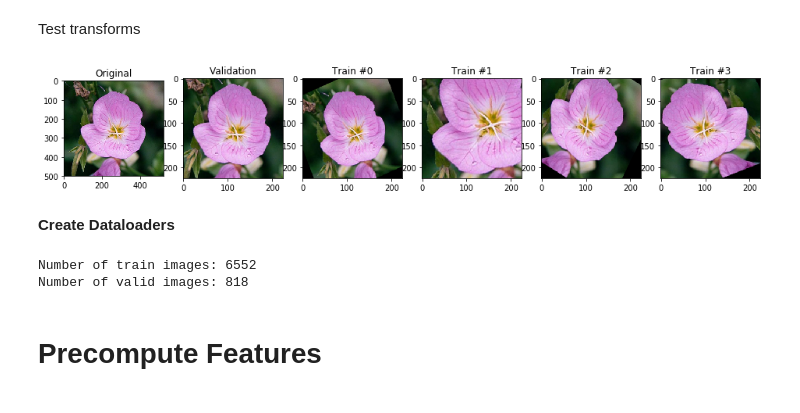
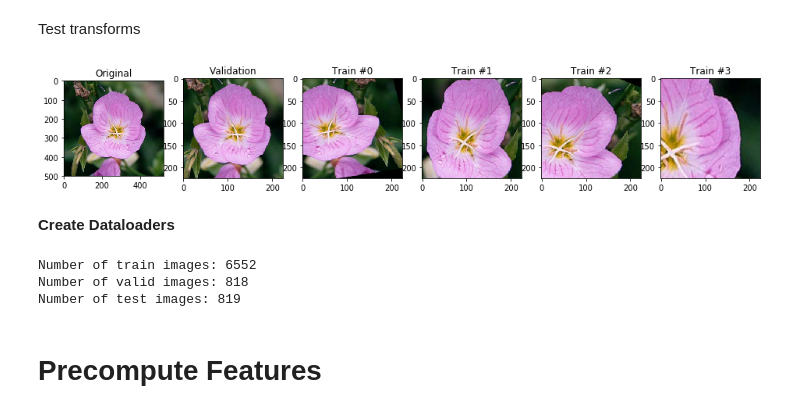
Before and after one commit to marcinbogdanski/ai-sketchpad, a Jupyter notebook: PyTorchNN/1450_DenseNet121_Transfer_2.ipynb, the cells around one changed output. Saved outputs shown, nothing was run; the diff lists cells and outputs as text; code cells hidden in the pictures.

```diff
--- a/PyTorchNN/1450_DenseNet121_Transfer_2.ipynb
+++ b/PyTorchNN/1450_DenseNet121_Transfer_2.ipynb
@@ -91,29 +91,32 @@ img = PIL.Image.open(os.path.join(dataset_location, 'train/1/image_06734.jpg'))
 # %%
 fig, axes = plt.subplots(ncols=6, figsize=[16,4])
 
 axes[0].set_title('Original')
 axes[0].imshow(img)
 
-axes[1].set_title('Validation')
+axes[1].set_title('Valid/Test')
 tensor_img = transforms_valid(img)
 axes[1].imshow(tensor_img_2_numpy(tensor_img))
 
 for i in range(2, len(axes)):
     axes[i].set_title(f'Train #{i-2}')
     tensor_img = transforms_train(img)
     axes[i].imshow(tensor_img_2_numpy(tensor_img))
 # %% [output]
-[figure, old version]
+[figure, new version]
 # %% [markdown]
 **Create Dataloaders**
 # %%
 dataset_train = datasets.ImageFolder(os.path.join(dataset_location, 'train'), transforms_train)
 dataset_valid = datasets.ImageFolder(os.path.join(dataset_location, 'valid'), transforms_valid)
+dataset_test = datasets.ImageFolder(os.path.join(dataset_location, 'test'), transforms_valid)
 print('Number of train images:', len(dataset_train))
 print('Number of valid images:', len(dataset_valid))
+print('Number of test images:', len(dataset_test))
 # %% [output]
 Number of train images: 6552
 Number of valid images: 818
+Number of test images: 819
 # %%
 dataloader_train = torch.utils.data.DataLoader(dataset_train, batch_size=16, shuffle=True,
                                                num_workers=6, pin_memory=True)
```
Also changed, not shown: parts of 16 cells of this notebook.
